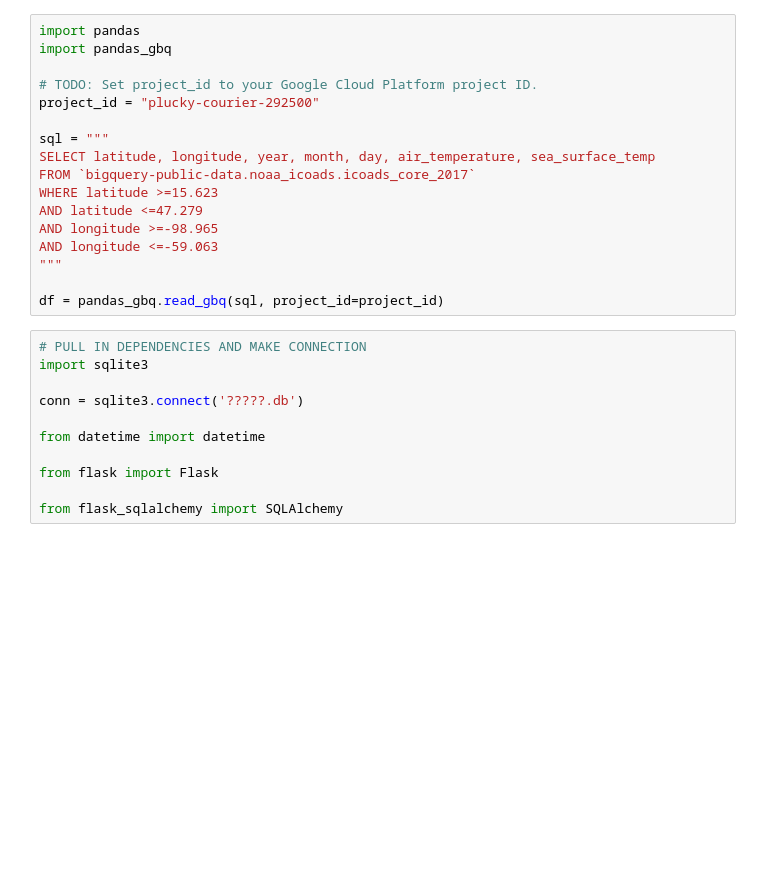
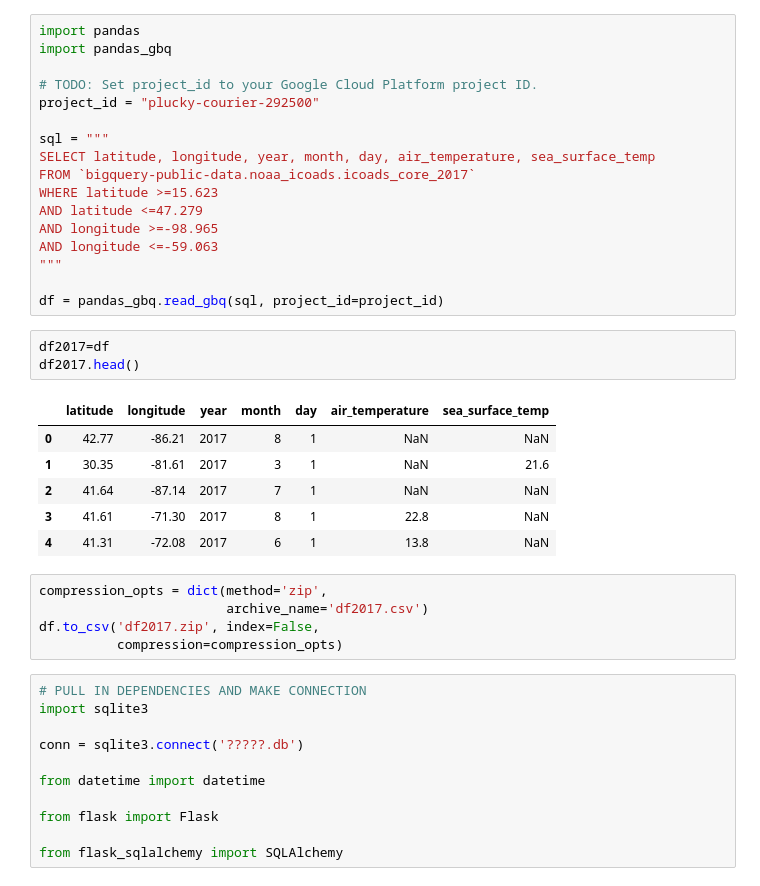
Before and after one commit to spearjen/Proj2-HurricaneClimateChange, a Jupyter notebook: Untitled1.ipynb, the cells around one changed output. Cells and saved outputs as stored; diff of their text form; blank space fills up the shorter version.

Commit message:
year files

```diff
--- a/Untitled1.ipynb
+++ b/Untitled1.ipynb
@@ -47,6 +47,21 @@ AND longitude <=-59.063
 """
 
 df = pandas_gbq.read_gbq(sql, project_id=project_id)
+# %%
+df2017=df
+df2017.head()
+# %% [output]
+|  | latitude | longitude | year | month | day | air_temperature | sea_surface_temp |
+| 0 | 42.77 | -86.21 | 2017 | 8 | 1 | NaN | NaN |
+| 1 | 30.35 | -81.61 | 2017 | 3 | 1 | NaN | 21.6 |
+| 2 | 41.64 | -87.14 | 2017 | 7 | 1 | NaN | NaN |
+| 3 | 41.61 | -71.30 | 2017 | 8 | 1 | 22.8 | NaN |
+| 4 | 41.31 | -72.08 | 2017 | 6 | 1 | 13.8 | NaN |
+# %%
+compression_opts = dict(method='zip',
+                        archive_name='df2017.csv')
+df.to_csv('df2017.zip', index=False,
+          compression=compression_opts)
 # %%
 # PULL IN DEPENDENCIES AND MAKE CONNECTION
 import sqlite3
```
Also changed, not shown: parts of 1 cell of this notebook, 14 other files.
